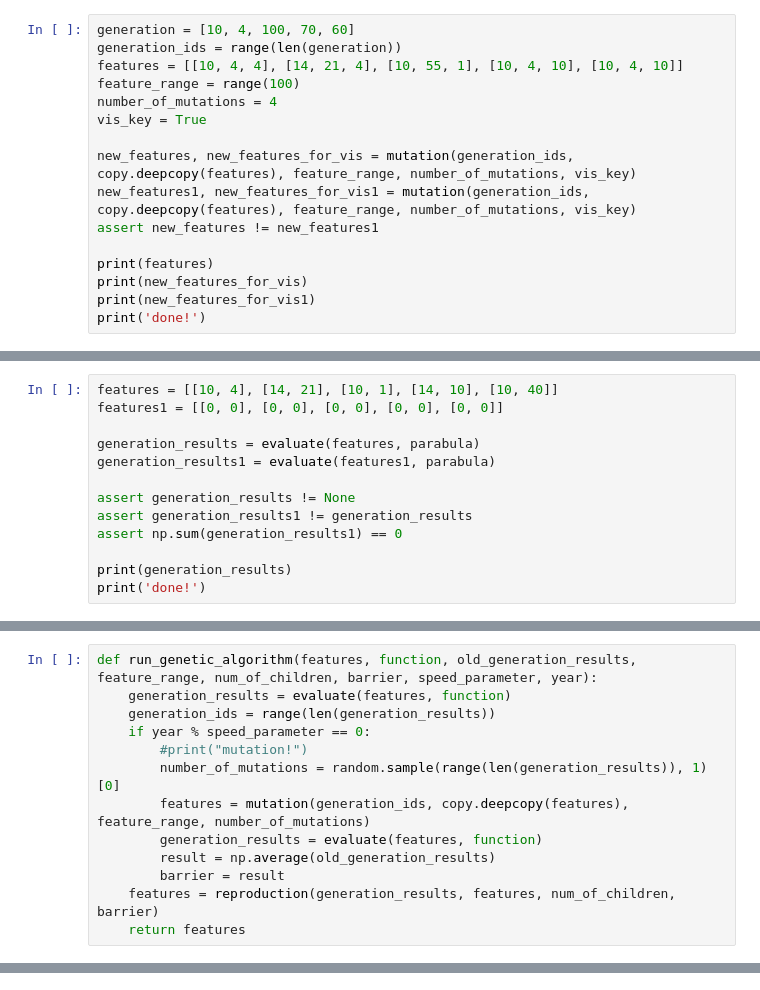
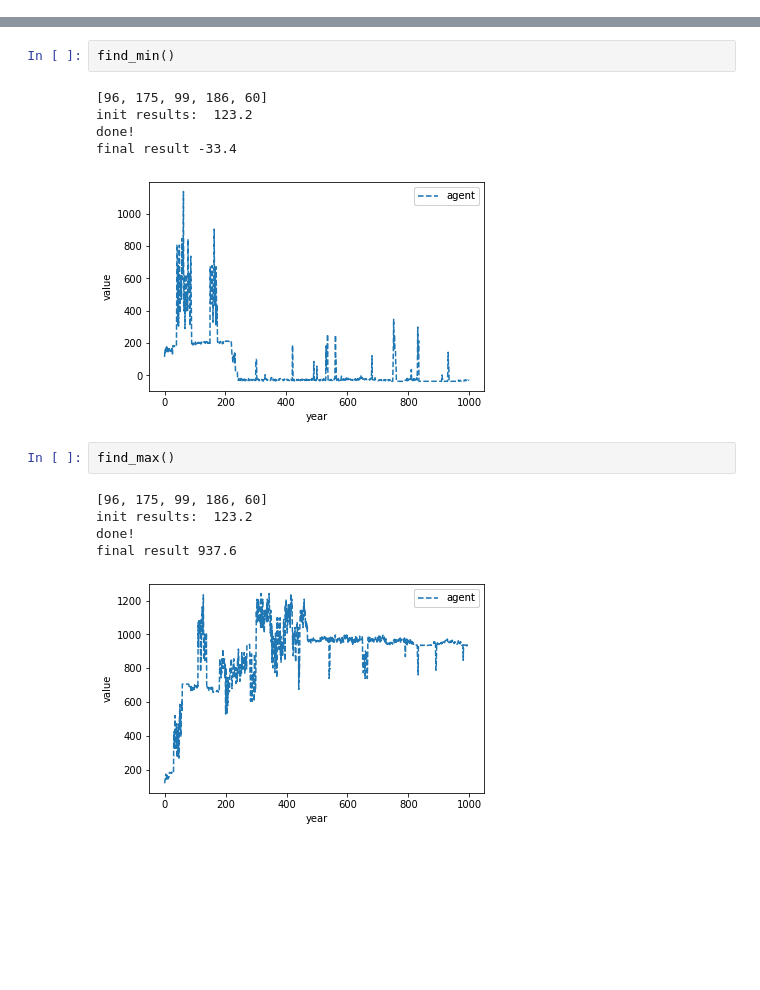
Before and after one commit to Artem531/genetic-algorithm, a Jupyter notebook: genetic_algorithm.ipynb, the cells around one changed output, grey strips where cells are left out. Cells and saved outputs as stored; diff of their text form; blank space fills up the shorter version.

```diff
--- a/genetic_algorithm.ipynb
+++ b/genetic_algorithm.ipynb
@@ -51,16 +0,0 @@ def mutation(generation, features, feature_range, number_of_mutations, vis_key =
-# %%
-generation = [10, 4, 100, 70, 60]
-generation_ids = range(len(generation))
-features = [[10, 4, 4], [14, 21, 4], [10, 55, 1], [10, 4, 10], [10, 4, 10]]
-feature_range = range(100)
-number_of_mutations = 4
-vis_key = True
-
-new_features, new_features_for_vis = mutation(generation_ids, copy.deepcopy(features), feature_range, number_of_mutations, vis_key)
-new_features1, new_features_for_vis1 = mutation(generation_ids, copy.deepcopy(features), feature_range, number_of_mutations, vis_key)
-assert new_features != new_features1
-
-print(features)
-print(new_features_for_vis)
-print(new_features_for_vis1)
-print('done!')
@@ -139,13 +0,0 @@ def evaluate(features, function):
-# %%
-features = [[10, 4], [14, 21], [10, 1], [14, 10], [10, 40]]
-features1 = [[0, 0], [0, 0], [0, 0], [0, 0], [0, 0]]
-
-generation_results = evaluate(features, parabula)
-generation_results1 = evaluate(features1, parabula)
-
-assert generation_results != None
-assert generation_results1 != generation_results
-assert np.sum(generation_results1) == 0
-
-print(generation_results)
-print('done!')
@@ -157,13 +0,0 @@ done!
-# %%
-def run_genetic_algorithm(features, function, old_generation_results, feature_range, num_of_children, barrier, speed_parameter, year):
-    generation_results = evaluate(features, function)
-    generation_ids = range(len(generation_results))
-    if year % speed_parameter == 0:
-        #print("mutation!")
-        number_of_mutations = random.sample(range(len(generation_results)), 1)[0]
-        features = mutation(generation_ids, copy.deepcopy(features), feature_range, number_of_mutations)
-        generation_results = evaluate(features, function)
-        result = np.average(old_generation_results)
-        barrier = result
-    features = reproduction(generation_results, features, num_of_children, barrier)
-    return features
@@ -234,0 +196,16 @@ plt.show()
+# %%
+find_min()
+# %% [output]
+[96, 175, 99, 186, 60]
+init results:  123.2
+done!
+final result -33.4
+[figure, added]
+# %%
+find_max()
+# %% [output]
+[96, 175, 99, 186, 60]
+init results:  123.2
+done!
+final result 937.6
+[figure, added]
```
Also changed, not shown: parts of 25 cells of this notebook, 2 other files.
